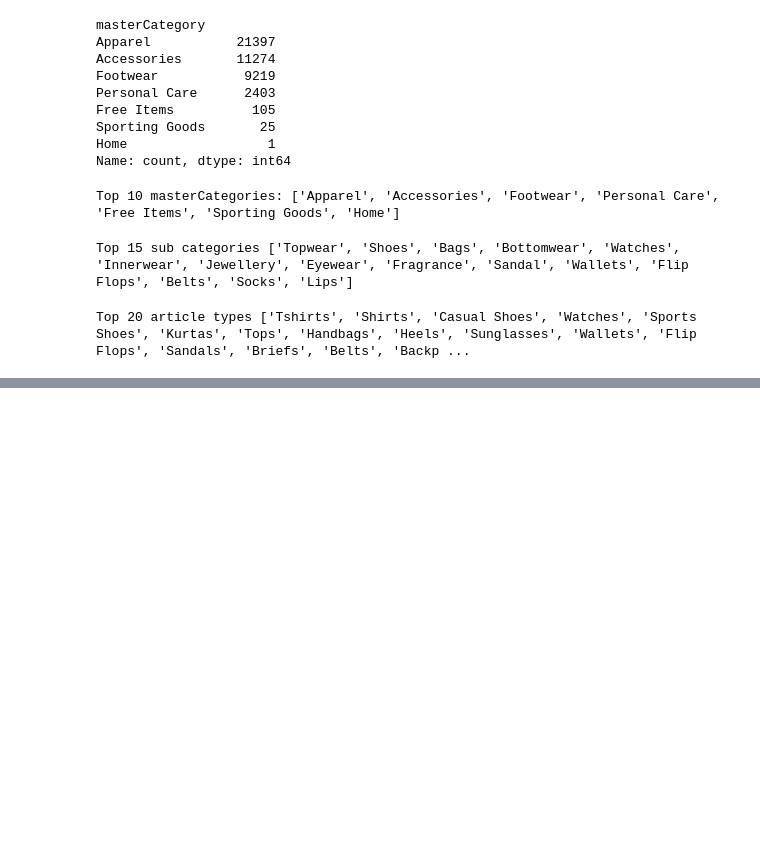
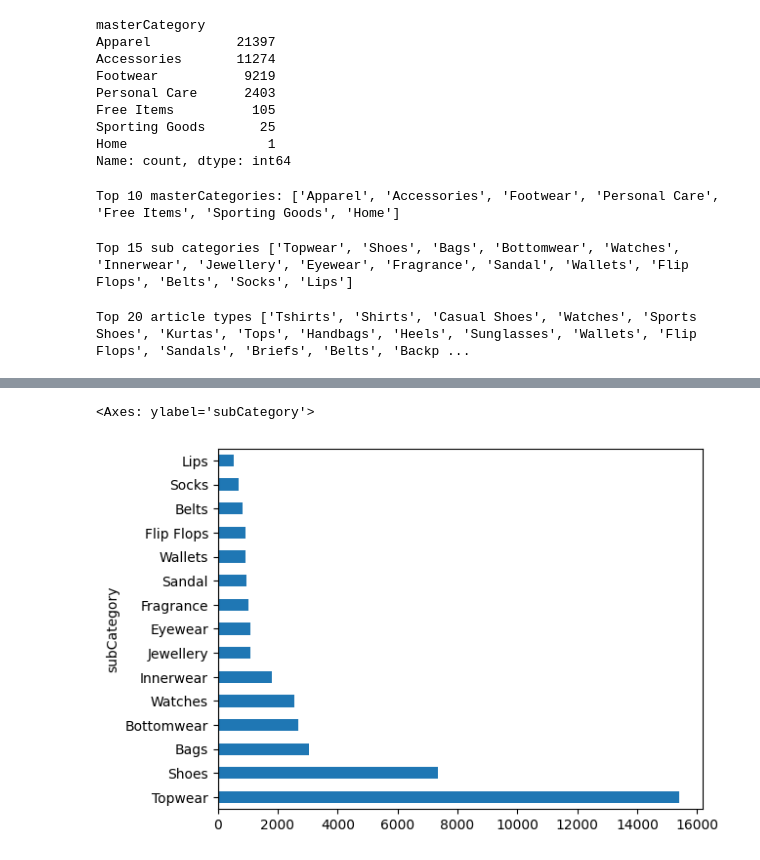
Before and after one commit to Anikrage/Visual_Product_Matcher, a Jupyter notebook: dataset_exploration.ipynb, the cells around one changed output, grey strips where cells are left out. Drawn from its saved outputs; the diff is of its cells as text; code cells hidden in the pictures; blank space fills up the shorter version.

```diff
--- a/dataset_exploration.ipynb
+++ b/dataset_exploration.ipynb
@@ -101,0 +108,5 @@ Top 20 article types ['Tshirts', 'Shirts', 'Casual Shoes', 'Watches', 'Sports Sh
+# %%
+sub_counts.plot(kind='barh')
+# %% [output]
+<Axes: ylabel='subCategory'>
+[figure, added]
```
Also changed, not shown: parts of 20 cells of this notebook, 1 other file.
